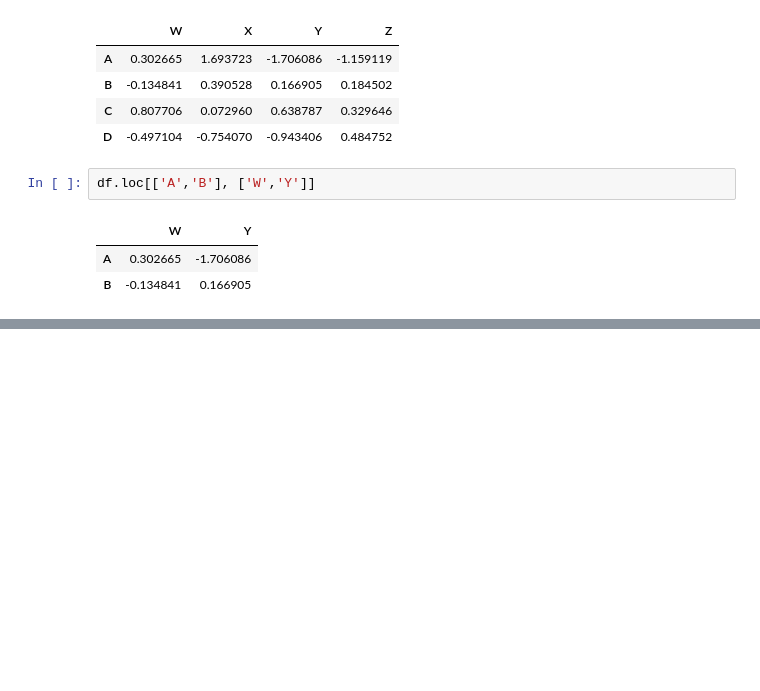
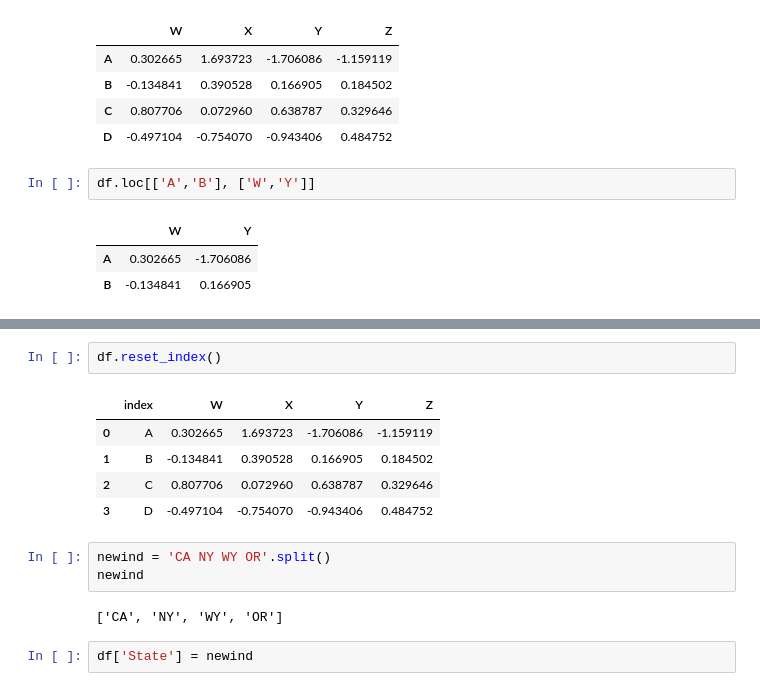
Before and after one commit to shayansaha85/Python-Data-Science-Course, a Jupyter notebook: Pandas.ipynb, the cells around one changed output, grey strips where cells are left out. Saved outputs shown, nothing was run; the diff lists cells and outputs as text; blank space fills up the shorter version.

```diff
--- a/Pandas.ipynb
+++ b/Pandas.ipynb
@@ -243,0 +323,15 @@ df.loc[['A','B'], ['W','Y']]
+# %%
+df.reset_index()
+# %% [output]
+|  | index | W | X | Y | Z |
+| 0 | A | 0.302665 | 1.693723 | -1.706086 | -1.159119 |
+| 1 | B | -0.134841 | 0.390528 | 0.166905 | 0.184502 |
+| 2 | C | 0.807706 | 0.072960 | 0.638787 | 0.329646 |
+| 3 | D | -0.497104 | -0.754070 | -0.943406 | 0.484752 |
+# %%
+newind = 'CA NY WY OR'.split()
+newind
+# %% [output]
+['CA', 'NY', 'WY', 'OR']
+# %%
+df['State'] = newind
```
Also changed, not shown: parts of 32 cells of this notebook.
